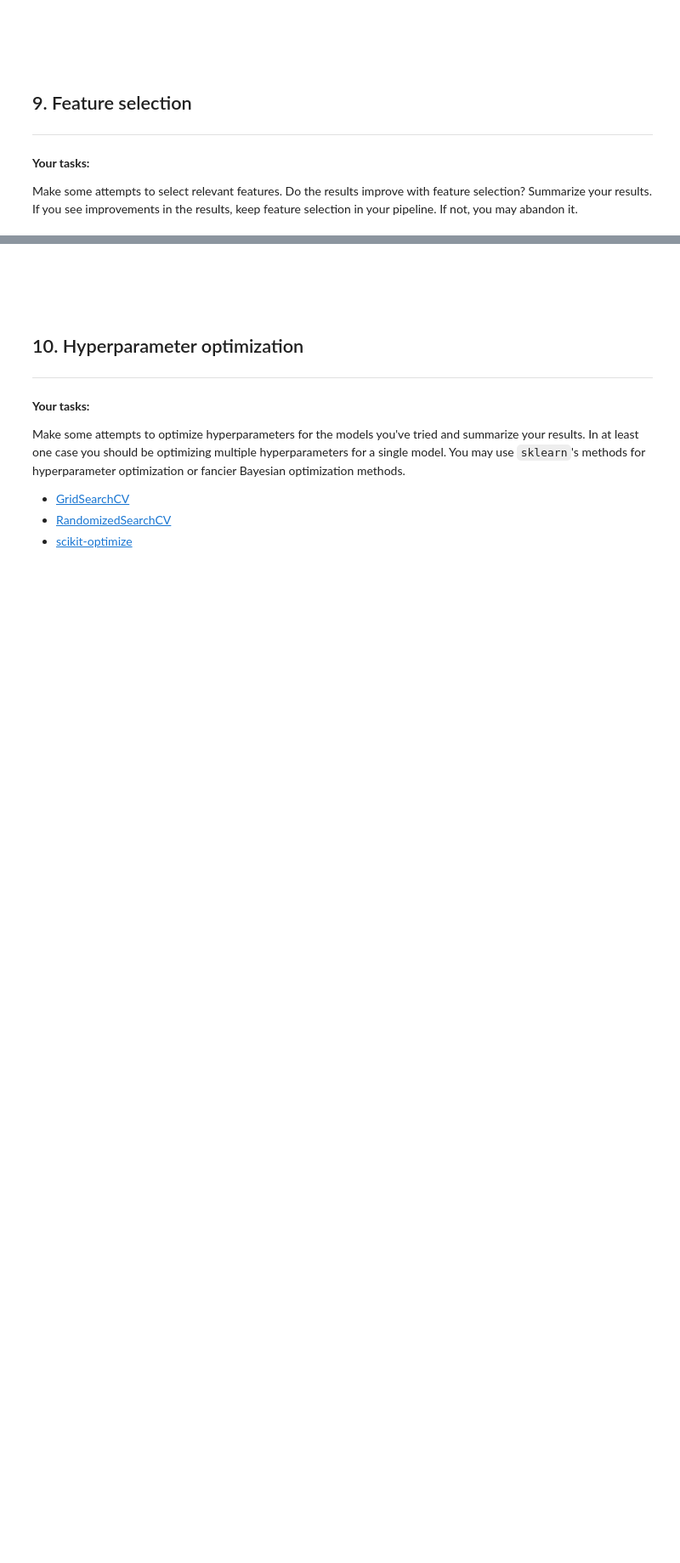
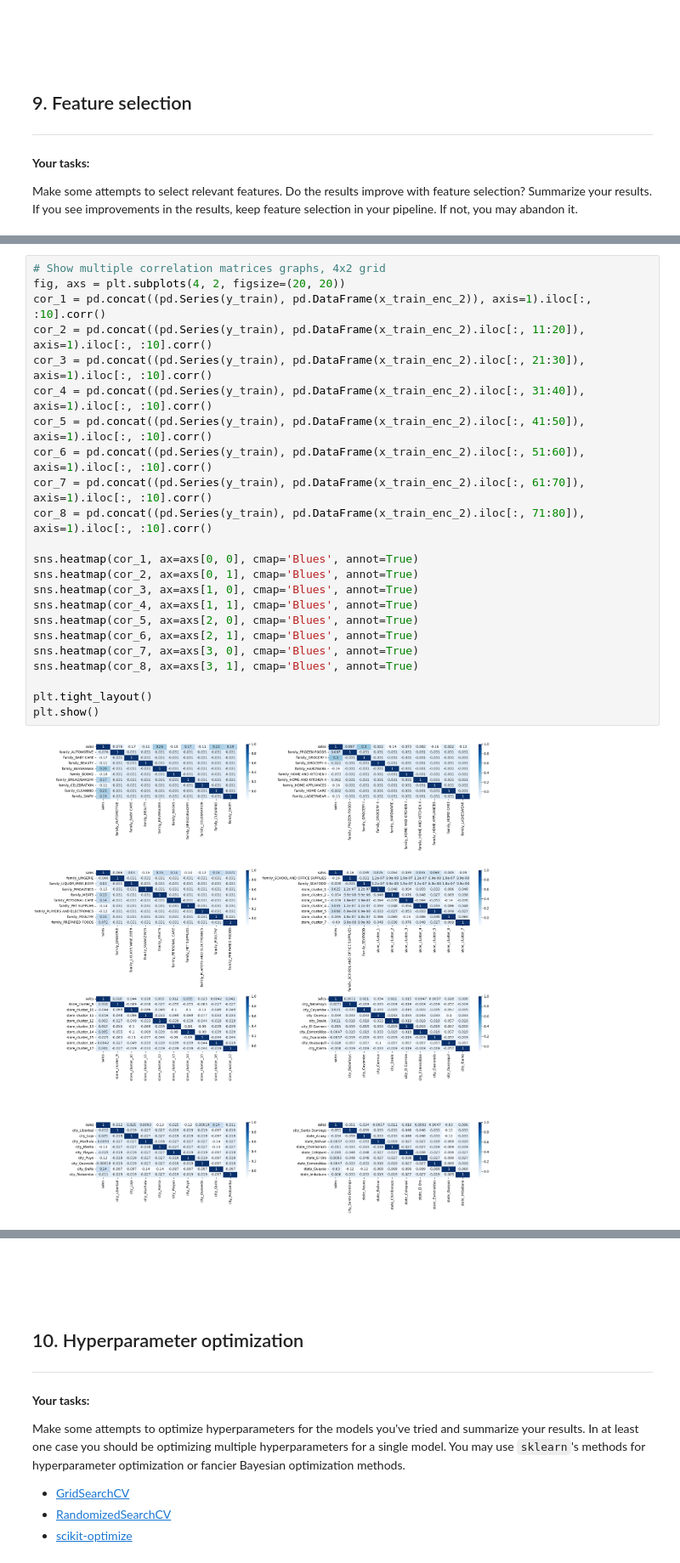
Before and after one commit to saraprettyman/Machine_Learning_Financial_Forcasting, a Jupyter notebook: project_submission.ipynb, the cells around one changed output, grey strips where cells are left out. Shown at 85% size. Saved outputs shown, nothing was run; the diff lists cells and outputs as text; blank space fills up the shorter version.

```diff
--- a/project_submission.ipynb
+++ b/project_submission.ipynb
@@ -842,0 +748,25 @@ _Type your answer here, replacing this text._
+# %%
+# Show multiple correlation matrices graphs, 4x2 grid
+fig, axs = plt.subplots(4, 2, figsize=(20, 20))
+cor_1 = pd.concat((pd.Series(y_train), pd.DataFrame(x_train_enc_2)), axis=1).iloc[:, :10].corr()
+cor_2 = pd.concat((pd.Series(y_train), pd.DataFrame(x_train_enc_2).iloc[:, 11:20]), axis=1).iloc[:, :10].corr()
+cor_3 = pd.concat((pd.Series(y_train), pd.DataFrame(x_train_enc_2).iloc[:, 21:30]), axis=1).iloc[:, :10].corr()
+cor_4 = pd.concat((pd.Series(y_train), pd.DataFrame(x_train_enc_2).iloc[:, 31:40]), axis=1).iloc[:, :10].corr()
+cor_5 = pd.concat((pd.Series(y_train), pd.DataFrame(x_train_enc_2).iloc[:, 41:50]), axis=1).iloc[:, :10].corr()
+cor_6 = pd.concat((pd.Series(y_train), pd.DataFrame(x_train_enc_2).iloc[:, 51:60]), axis=1).iloc[:, :10].corr()
+cor_7 = pd.concat((pd.Series(y_train), pd.DataFrame(x_train_enc_2).iloc[:, 61:70]), axis=1).iloc[:, :10].corr()
+cor_8 = pd.concat((pd.Series(y_train), pd.DataFrame(x_train_enc_2).iloc[:, 71:80]), axis=1).iloc[:, :10].corr()
+
+sns.heatmap(cor_1, ax=axs[0, 0], cmap='Blues', annot=True)
+sns.heatmap(cor_2, ax=axs[0, 1], cmap='Blues', annot=True)
+sns.heatmap(cor_3, ax=axs[1, 0], cmap='Blues', annot=True)
+sns.heatmap(cor_4, ax=axs[1, 1], cmap='Blues', annot=True)
+sns.heatmap(cor_5, ax=axs[2, 0], cmap='Blues', annot=True)
+sns.heatmap(cor_6, ax=axs[2, 1], cmap='Blues', annot=True)
+sns.heatmap(cor_7, ax=axs[3, 0], cmap='Blues', annot=True)
+sns.heatmap(cor_8, ax=axs[3, 1], cmap='Blues', annot=True)
+
+plt.tight_layout()
+plt.show()
+# %% [output]
+[figure, added]
```
Also changed, not shown: parts of 19 cells of this notebook.
